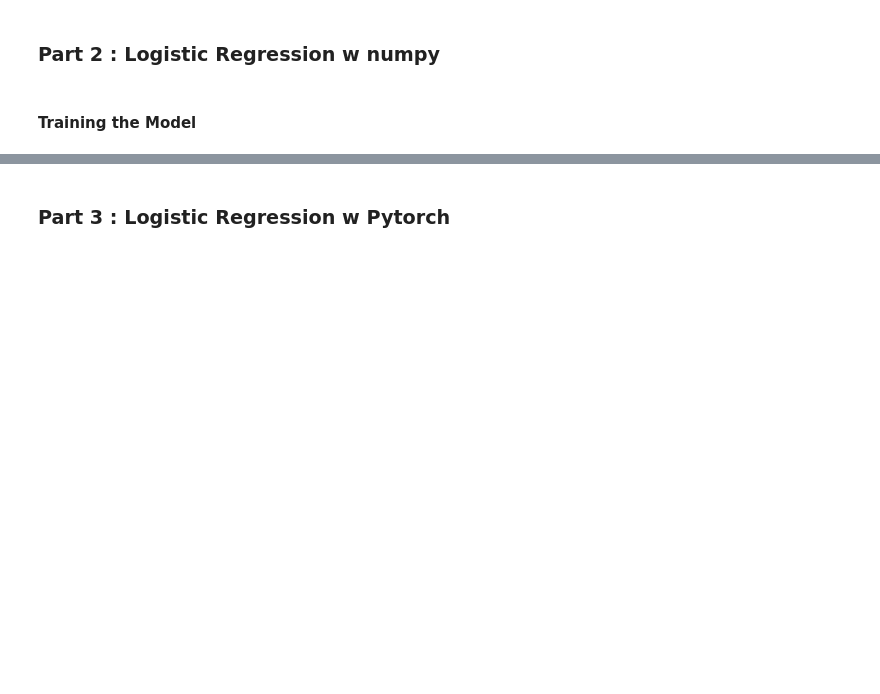
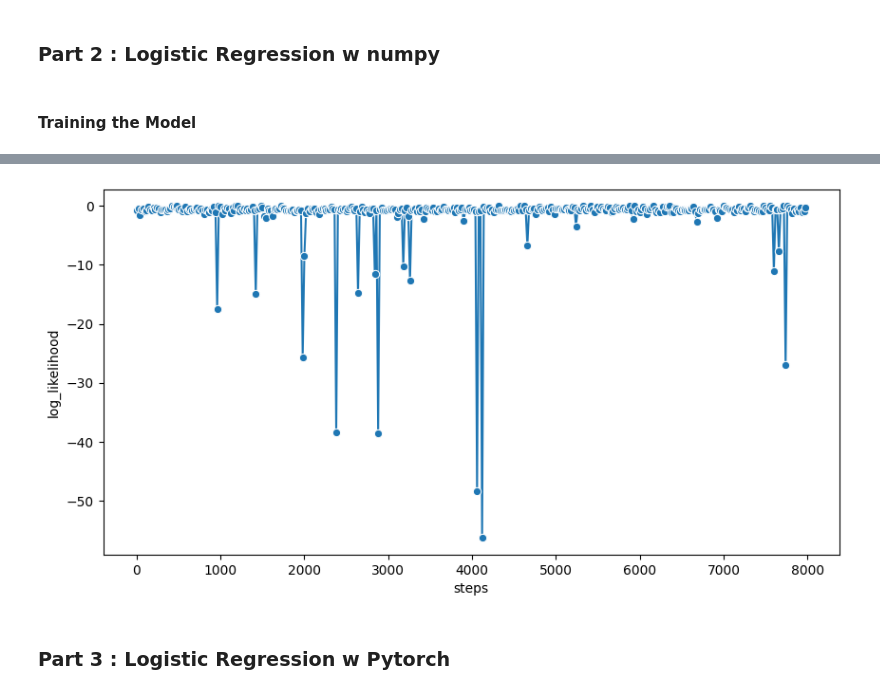
Before and after one commit to nandanasheri/cse595-hw1, a Jupyter notebook: model.ipynb, the cells around one changed output, grey strips where cells are left out. Drawn from its saved outputs; the diff is of its cells as text; code cells hidden in the pictures; blank space fills up the shorter version.

```diff
--- a/model.ipynb
+++ b/model.ipynb
@@ -211,3 +242,15 @@ MemoryError:
+# %%
+# running the training loop for 1000 steps
+learning_rate = 5e-4
+num_steps = 8000
+log_likelihoods = logistic_regression(matrix, Y_class, learning_rate, num_steps, 1)
+# print(log_likelihoods)
+plt.figure(figsize=(10, 5))
+
+sns.lineplot(data=pandas.DataFrame(log_likelihoods, columns=['steps', 'log_likelihood']), x="steps", y="log_likelihood", marker="o")
+plt.show()
+# %% [output]
+[figure, added]
 # %% [markdown]
 ### Part 3 : Logistic Regression w Pytorch
 # %%
```
Also changed, not shown: parts of 12 cells of this notebook.
